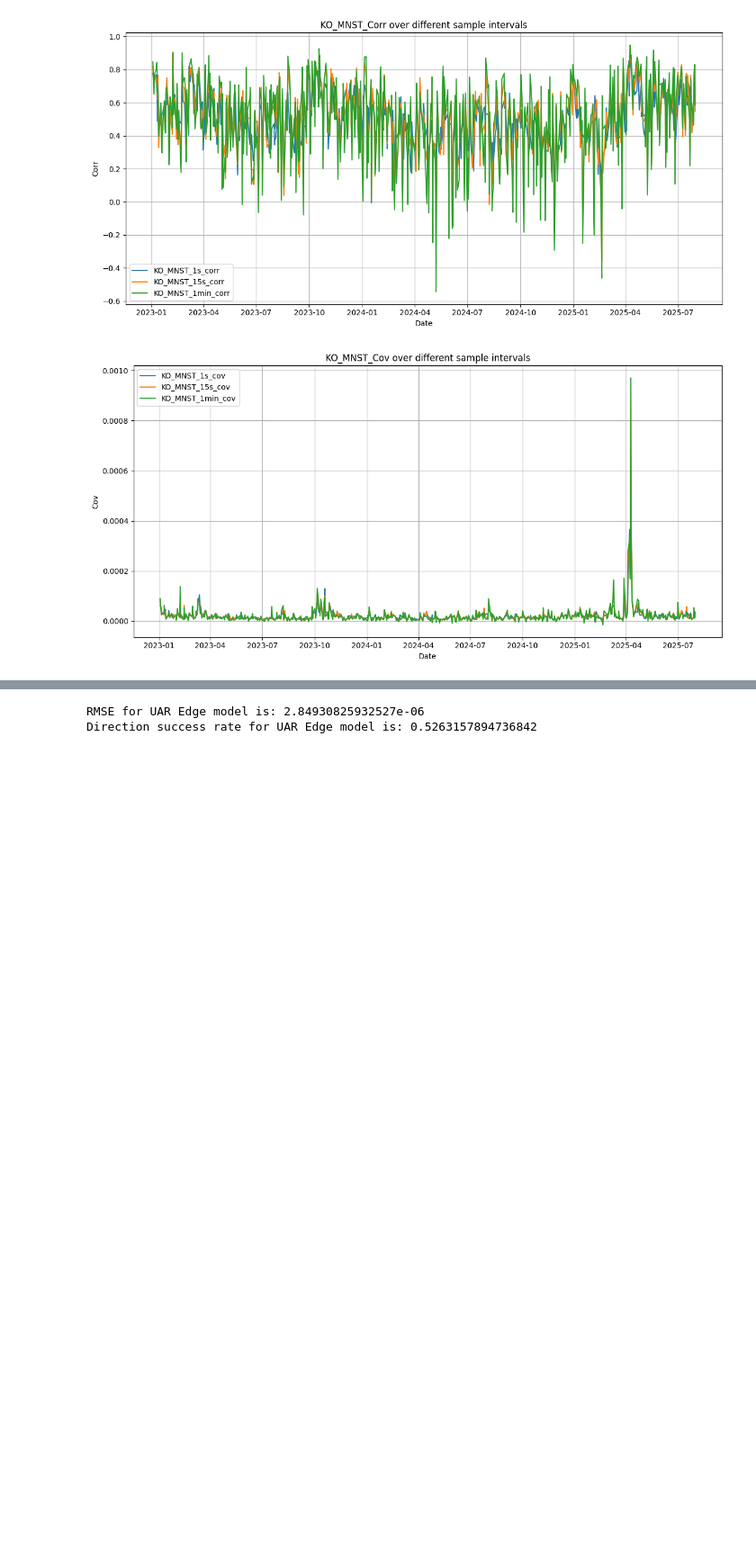
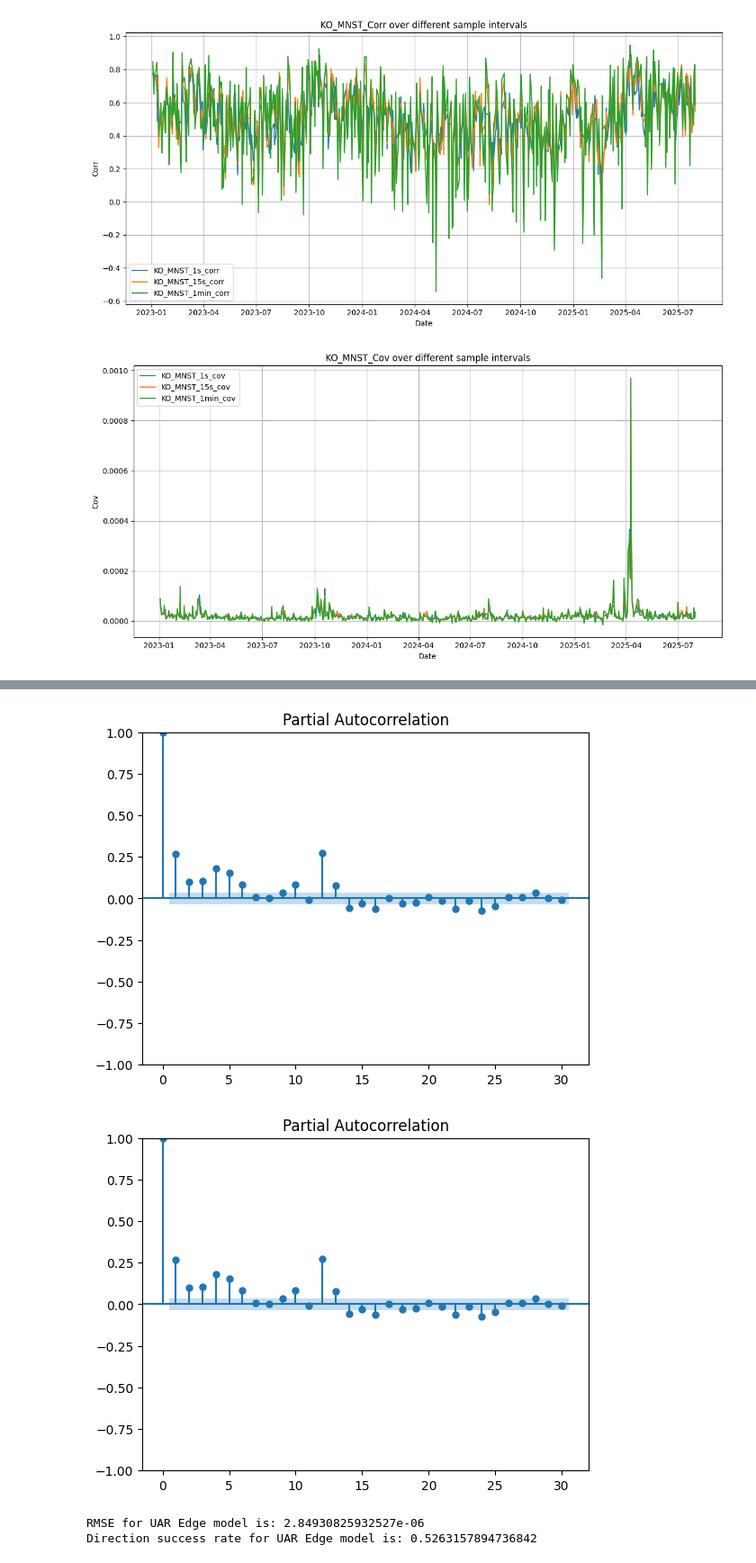
Before and after one commit to jiamingchen13/GraphOUEdge, a Jupyter notebook: Untitled.ipynb, the cells around one changed output, grey strips where cells are left out. Shown at 90% size. Saved outputs shown, nothing was run; the diff lists cells and outputs as text; code cells hidden in the pictures; blank space fills up the shorter version.

```diff
--- a/Untitled.ipynb
+++ b/Untitled.ipynb
@@ -169,3 +207,8 @@ test_size = test_set.shape[0]
+# %%
+plot_pacf(Y.iloc[0], lags=30)
+# %% [output]
+[figure, added]
+[figure, added]
 # %%
 ## Univariate AR Edge Model
 UAR_model(Y, test_set, K, test_size, forecast_step, 1)
```
Also changed, not shown: parts of 10 cells of this notebook, 4 other files.
